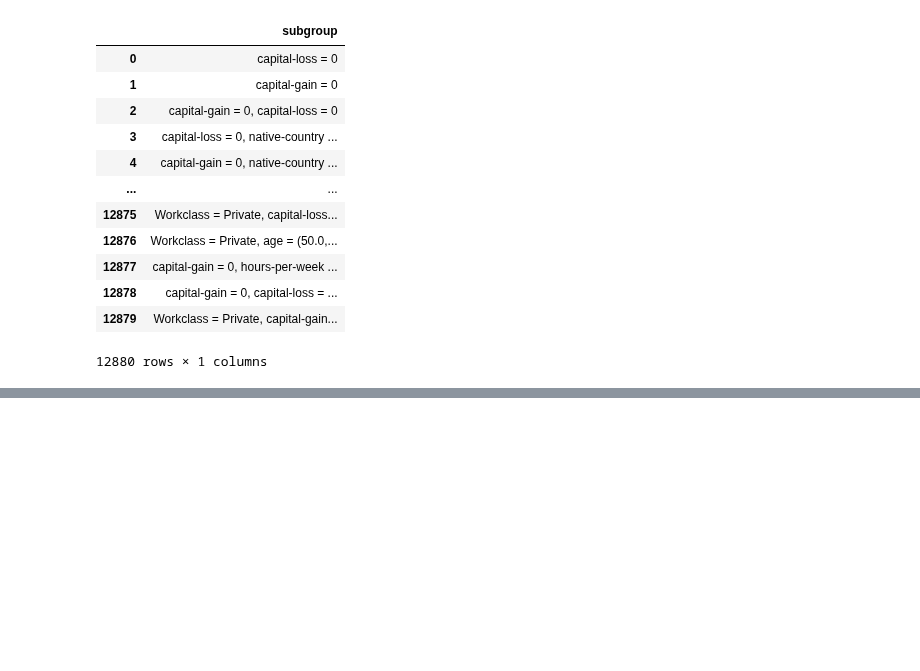
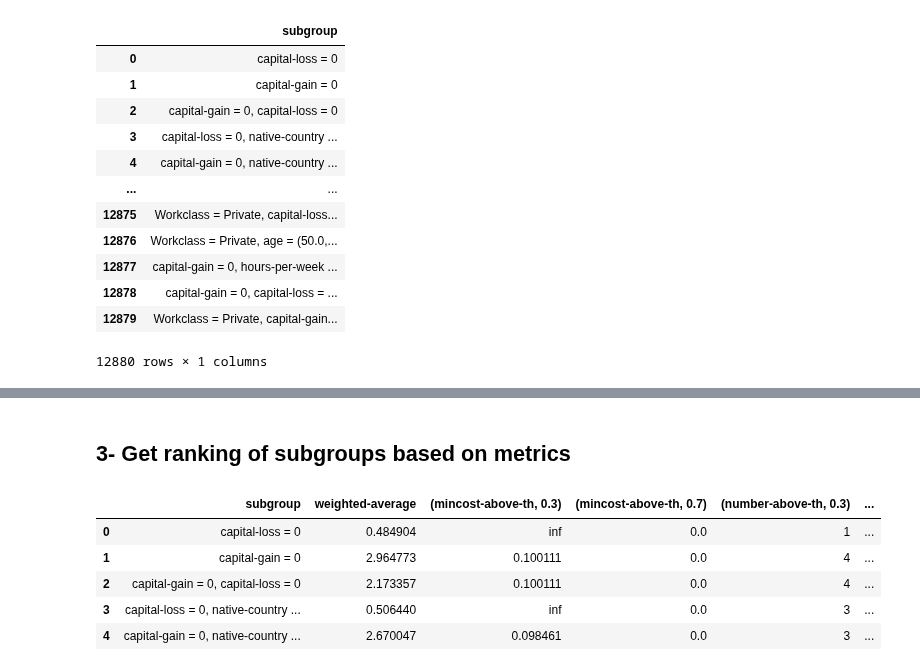
Before and after one commit to AutoFairAthenaRC/FACTS, a Jupyter notebook: facts/AdultDataset/Adult-Experiments.ipynb, the cells around one changed output, grey strips where cells are left out. Saved outputs shown, nothing was run; the diff lists cells and outputs as text; code cells hidden in the pictures; blank space fills up the shorter version.

```diff
--- a/facts/AdultDataset/Adult-Experiments.ipynb
+++ b/facts/AdultDataset/Adult-Experiments.ipynb
@@ -575,0 +575,30 @@ dtype: int64
+# %% [markdown]
+## 3- Get ranking of subgroups based on metrics
+# %%
+def get_diff_table(
+        df,
+        sensitive_attribute_vals=["Male", "Female"]
+    ):
+    z = df.copy()
+    z = z.drop(columns=[('subgroup','subgroup')])
+    diff = pd.DataFrame()
+
+    for col in z.columns.get_level_values(0):
+        diff[col] = abs(z[col,sensitive_attribute_vals[0]] - z[col,sensitive_attribute_vals[1]])
+
+    diff['subgroup'] = df['subgroup','subgroup']
+    first = diff.pop('subgroup')
+    diff.insert(0,'subgroup',first)
+    diff = diff.fillna(0)
+
+    return diff
+# %%
+diff = get_diff_table(df)
+diff.head()
+# %% [output]
+|  | subgroup | weighted-average | (mincost-above-th, 0.3) | (mincost-above-th, 0.7) | (number-above-th, 0.3) | ... |
+| 0 | capital-loss = 0 | 0.484904 | inf | 0.0 | 1 | ... |
+| 1 | capital-gain = 0 | 2.964773 | 0.100111 | 0.0 | 4 | ... |
+| 2 | capital-gain = 0, capital-loss = 0 | 2.173357 | 0.100111 | 0.0 | 4 | ... |
+| 3 | capital-loss = 0, native-country ... | 0.506440 | inf | 0.0 | 3 | ... |
+| 4 | capital-gain = 0, native-country ... | 2.670047 | 0.098461 | 0.0 | 3 | ... |
```
Also changed, not shown: parts of 10 cells of this notebook.
